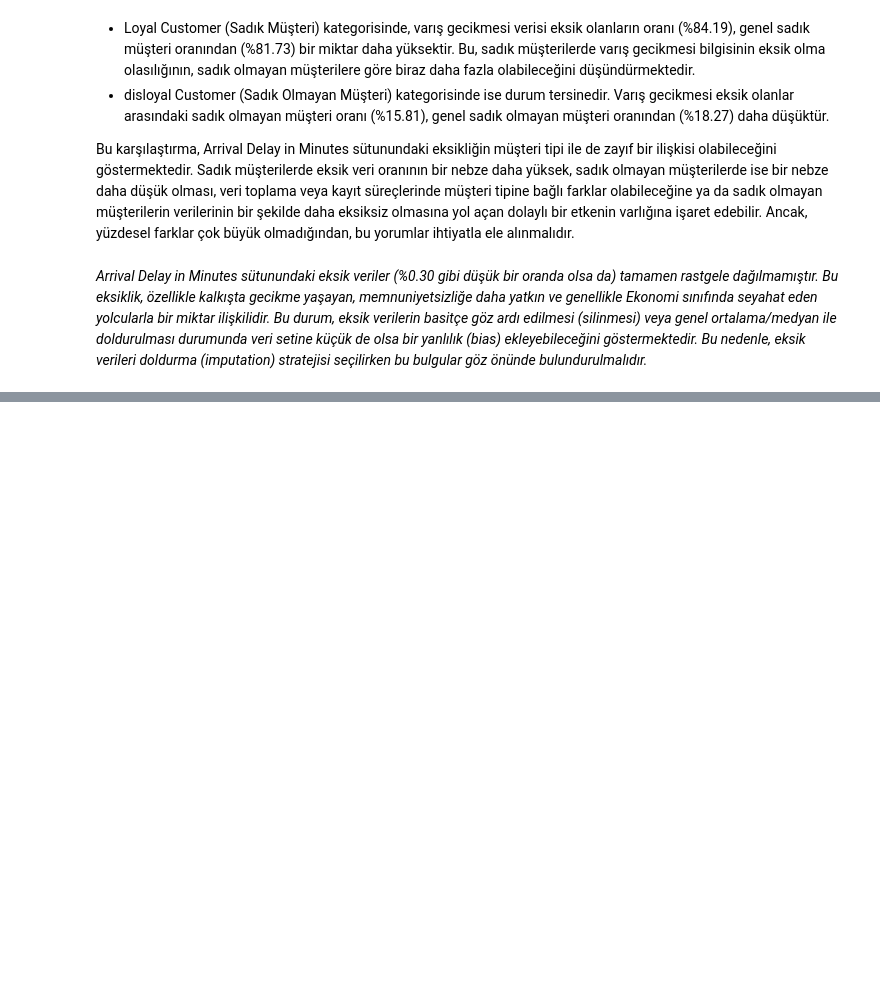
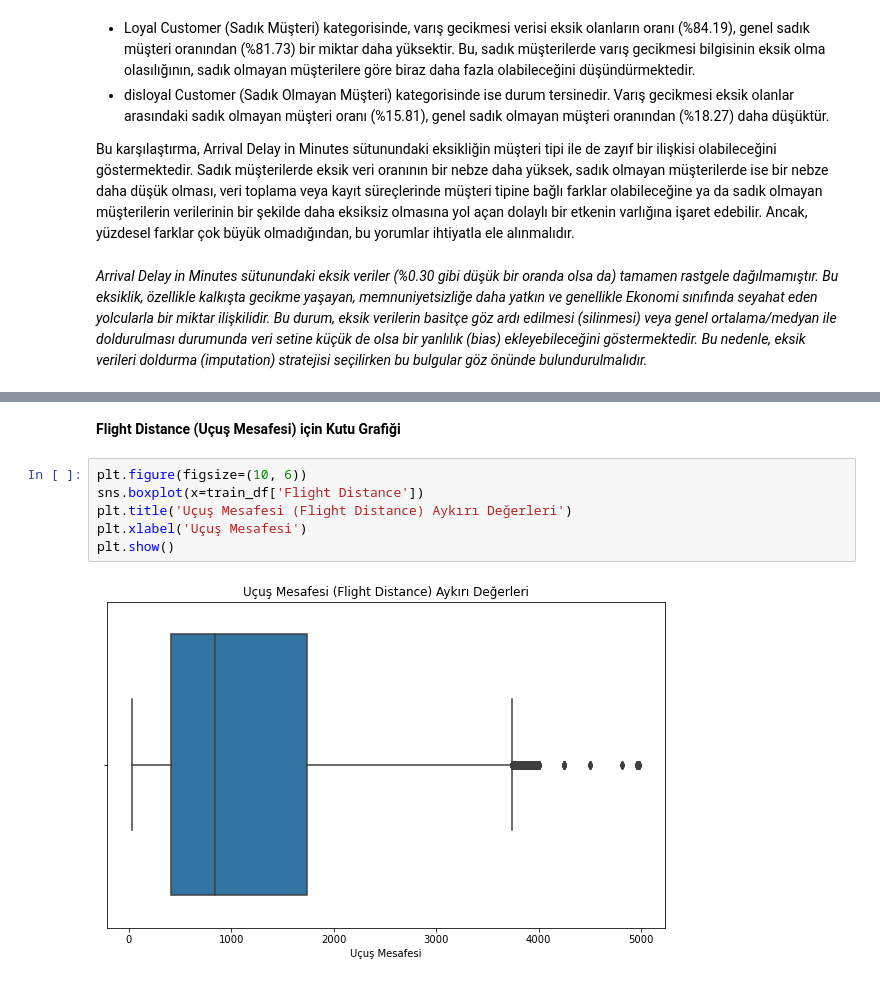
Before and after one commit to YarenAyan/Airline-Passenger-Satisfaction-Data-Analysis, a Jupyter notebook: Airline Passenger Satisfaction TR.ipynb, the cells around one changed output, grey strips where cells are left out. Saved outputs shown, nothing was run; the diff lists cells and outputs as text; blank space fills up the shorter version.

Commit message:
Aykırı Değer Analizi

```diff
--- a/Airline Passenger Satisfaction TR.ipynb
+++ b/Airline Passenger Satisfaction TR.ipynb
@@ -414,0 +484,10 @@ Bence, *Arrival Delay in Minutes* sütununda tespit edilen %0.30'luk düşük ek
+# %% [markdown]
+**Flight Distance (Uçuş Mesafesi) için Kutu Grafiği**
+# %%
+plt.figure(figsize=(10, 6))
+sns.boxplot(x=train_df['Flight Distance'])
+plt.title('Uçuş Mesafesi (Flight Distance) Aykırı Değerleri')
+plt.xlabel('Uçuş Mesafesi')
+plt.show()
+# %% [output]
+[figure, added]
```
Also changed, not shown: parts of 16 cells of this notebook.
